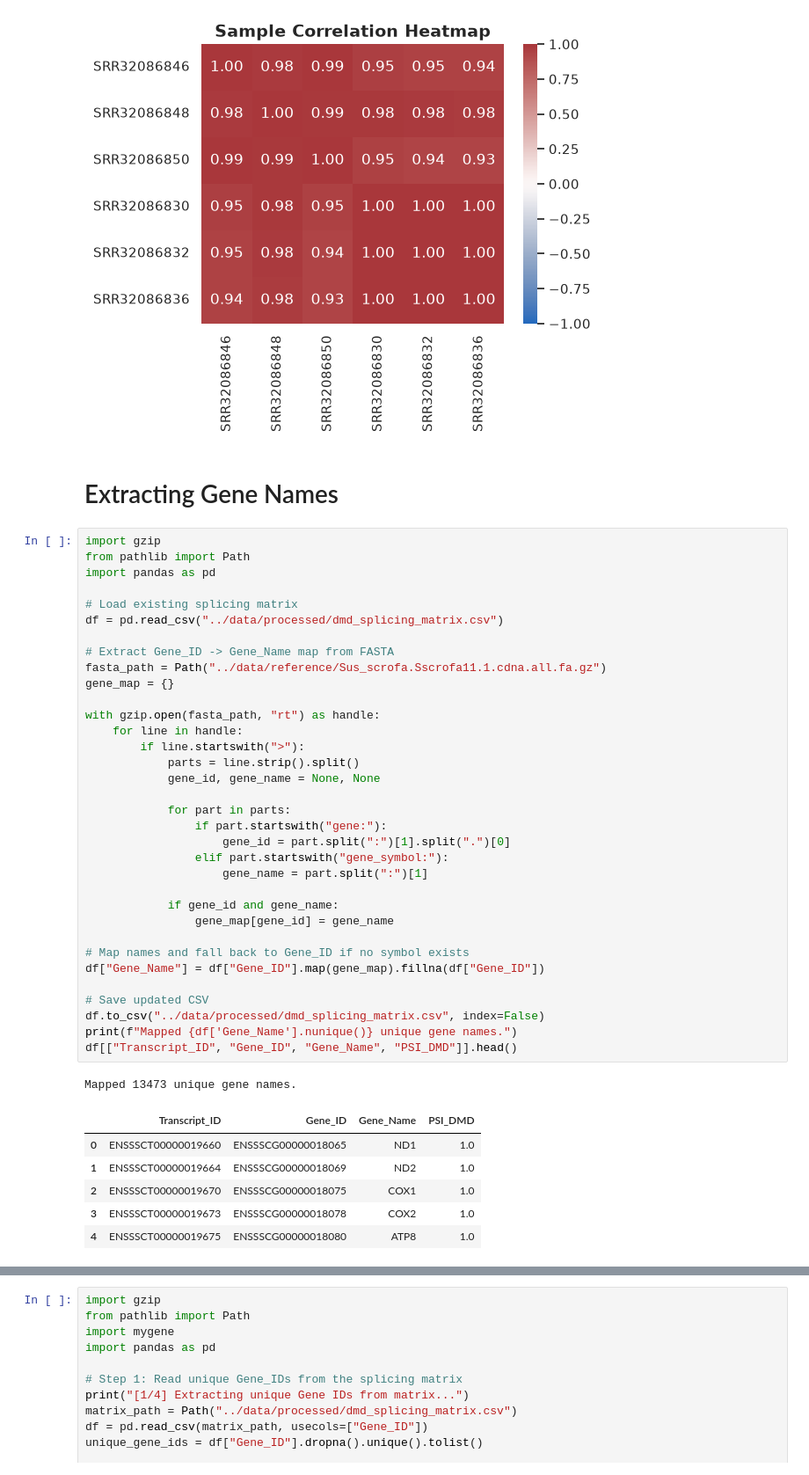
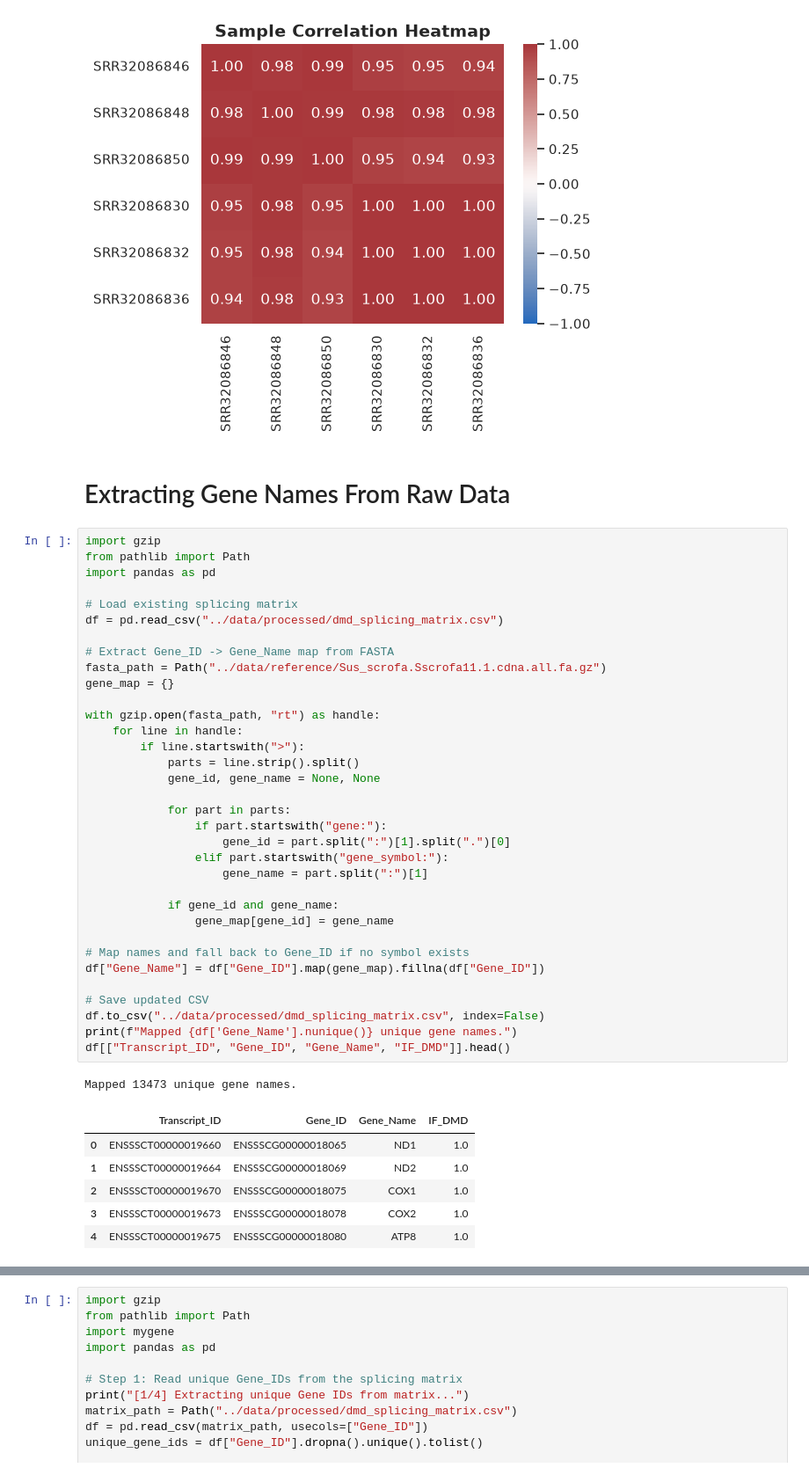
Before and after one commit to MissileXCrisis/EVA, a Jupyter notebook: notebooks/02_FASTA_Salmon_EDA.ipynb, the cells around one changed output, grey strips where cells are left out. Shown at 88% size. Cells and saved outputs as stored; diff of their text form.

```diff
--- a/notebooks/02_FASTA_Salmon_EDA.ipynb
+++ b/notebooks/02_FASTA_Salmon_EDA.ipynb
@@ -161,7 +204,7 @@ else:
 # %% [output]
 [figure]
 # %% [markdown]
-# Extracting Gene Names
+# Extracting Gene Names From Raw Data
 # %%
 import gzip
 from pathlib import Path
@@ -170,35 +213,35 @@ import pandas as pd
 # Load existing splicing matrix
 df = pd.read_csv("../data/processed/dmd_splicing_matrix.csv")
 
 # Extract Gene_ID -> Gene_Name map from FASTA
 fasta_path = Path("../data/reference/Sus_scrofa.Sscrofa11.1.cdna.all.fa.gz")
 gene_map = {}
 
 with gzip.open(fasta_path, "rt") as handle:
     for line in handle:
         if line.startswith(">"):
             parts = line.strip().split()
             gene_id, gene_name = None, None
 
             for part in parts:
                 if part.startswith("gene:"):
                     gene_id = part.split(":")[1].split(".")[0]
                 elif part.startswith("gene_symbol:"):
                     gene_name = part.split(":")[1]
 
             if gene_id and gene_name:
                 gene_map[gene_id] = gene_name
 
 # Map names and fall back to Gene_ID if no symbol exists
 df["Gene_Name"] = df["Gene_ID"].map(gene_map).fillna(df["Gene_ID"])
 
 # Save updated CSV
 df.to_csv("../data/processed/dmd_splicing_matrix.csv", index=False)
 print(f"Mapped {df['Gene_Name'].nunique()} unique gene names.")
-df[["Transcript_ID", "Gene_ID", "Gene_Name", "PSI_DMD"]].head()
+df[["Transcript_ID", "Gene_ID", "Gene_Name", "IF_DMD"]].head()
 # %% [output]
 Mapped 13473 unique gene names.
-|  | Transcript_ID | Gene_ID | Gene_Name | PSI_DMD |
+|  | Transcript_ID | Gene_ID | Gene_Name | IF_DMD |
 | 0 | ENSSSCT00000019660 | ENSSSCG00000018065 | ND1 | 1.0 |
 | 1 | ENSSSCT00000019664 | ENSSSCG00000018069 | ND2 | 1.0 |
 | 2 | ENSSSCT00000019670 | ENSSSCG00000018075 | COX1 | 1.0 |
```
Also changed, not shown: parts of 10 cells of this notebook.
